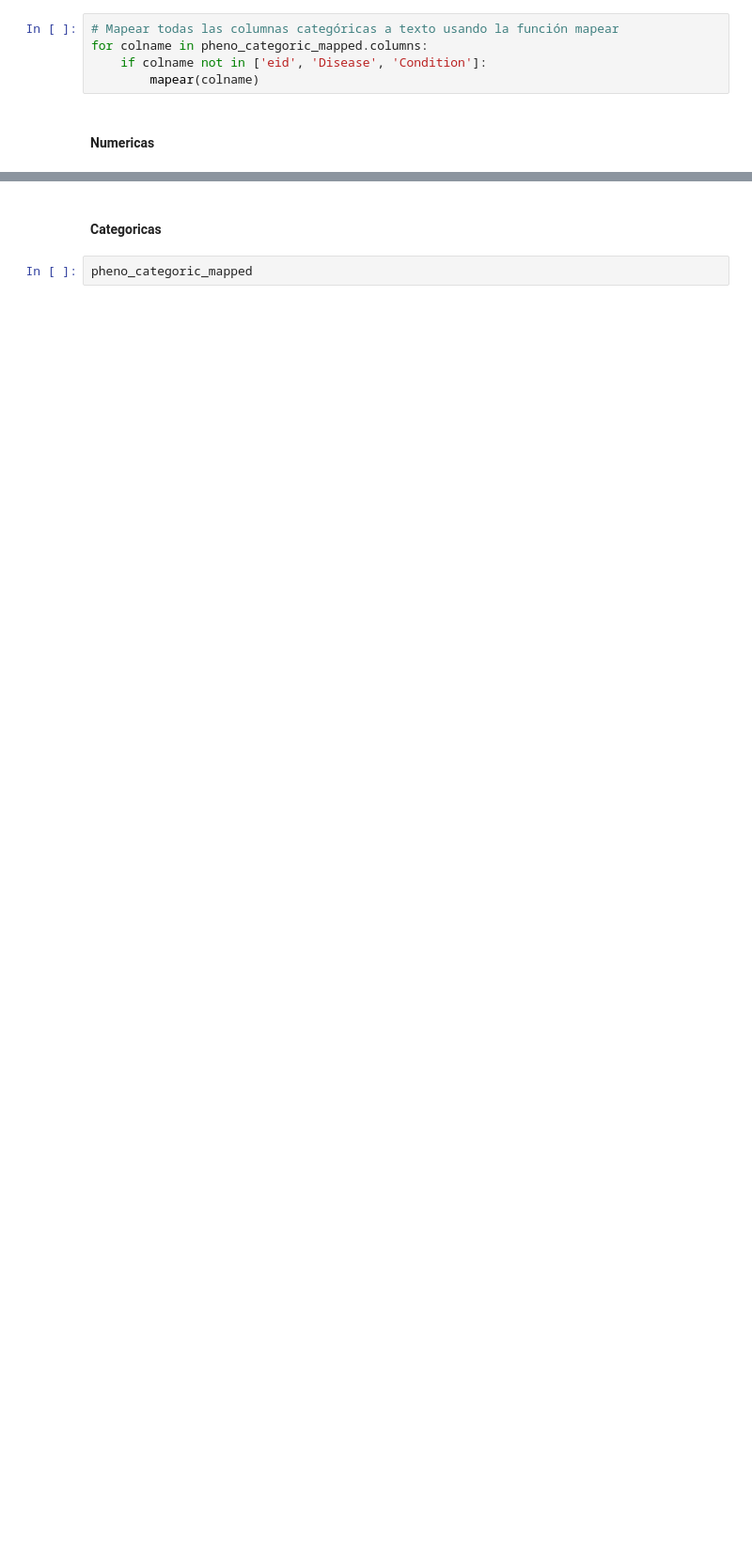
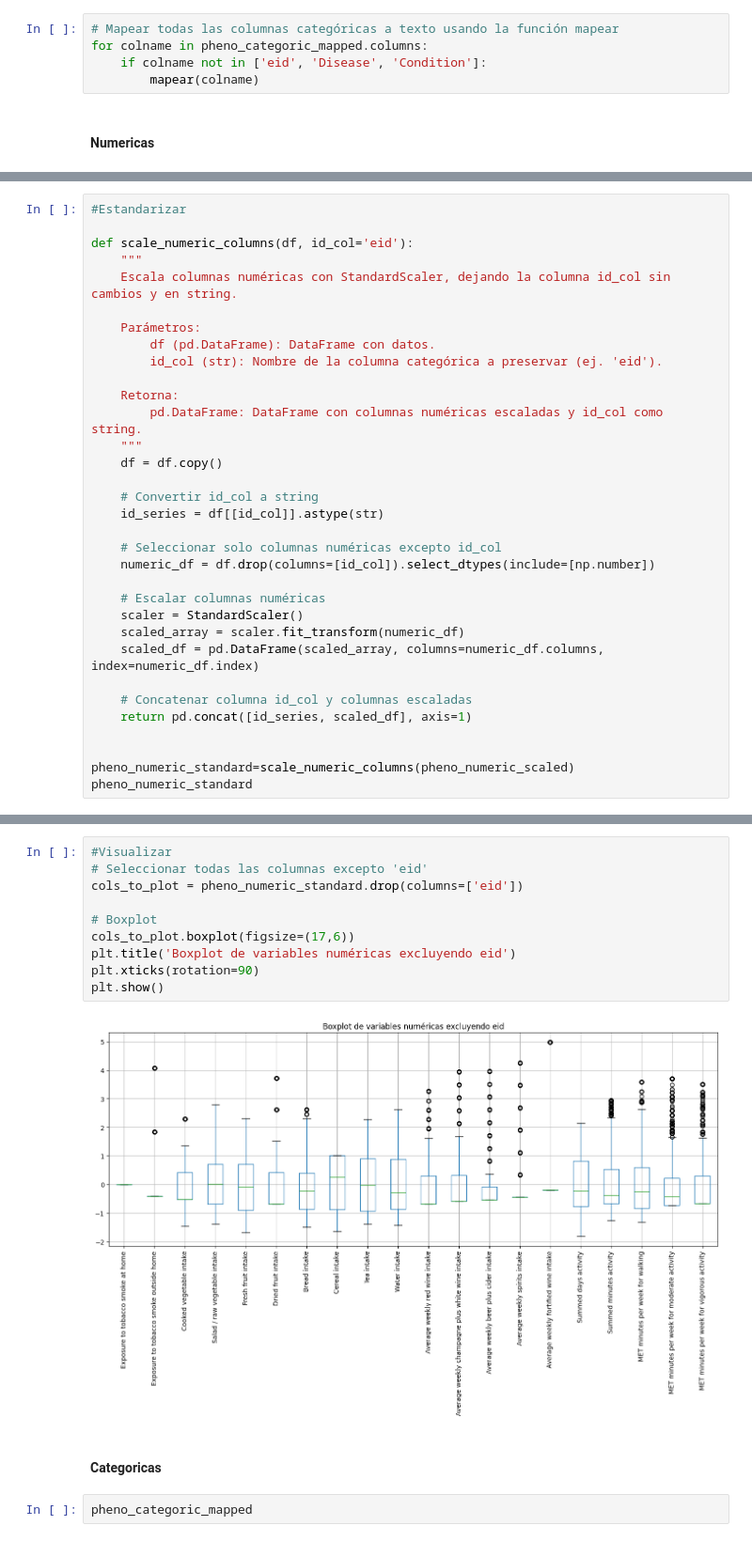
Before and after one commit to fsalamancar/Horizontal_UKB, a Jupyter notebook: phenotype/phenotype2.ipynb, the cells around one changed output, grey strips where cells are left out. Shown at 94% size. Saved outputs shown, nothing was run; the diff lists cells and outputs as text; blank space fills up the shorter version.

```diff
--- a/phenotype/phenotype2.ipynb
+++ b/phenotype/phenotype2.ipynb
@@ -295,0 +368,33 @@ pheno_numeric= pheno_numeric.dropna()
+# %%
+#Estandarizar
+
+def scale_numeric_columns(df, id_col='eid'):
+    """
+    Escala columnas numéricas con StandardScaler, dejando la columna id_col sin cambios y en string.
+
+    Parámetros:
+        df (pd.DataFrame): DataFrame con datos.
+        id_col (str): Nombre de la columna categórica a preservar (ej. 'eid').
+
+    Retorna:
+        pd.DataFrame: DataFrame con columnas numéricas escaladas y id_col como string.
+    """
+    df = df.copy()
+
+    # Convertir id_col a string
+    id_series = df[[id_col]].astype(str)
+
+    # Seleccionar solo columnas numéricas excepto id_col
+    numeric_df = df.drop(columns=[id_col]).select_dtypes(include=[np.number])
+
+    # Escalar columnas numéricas
+    scaler = StandardScaler()
+    scaled_array = scaler.fit_transform(numeric_df)
+    scaled_df = pd.DataFrame(scaled_array, columns=numeric_df.columns, index=numeric_df.index)
+
+    # Concatenar columna id_col y columnas escaladas
+    return pd.concat([id_series, scaled_df], axis=1)
+
+
+pheno_numeric_standard=scale_numeric_columns(pheno_numeric_scaled)
+pheno_numeric_standard
@@ -296,3 +415,15 @@ pheno_numeric= pheno_numeric.dropna()
+# %%
+#Visualizar
+# Seleccionar todas las columnas excepto 'eid'
+cols_to_plot = pheno_numeric_standard.drop(columns=['eid'])
+
+# Boxplot
+cols_to_plot.boxplot(figsize=(17,6))
+plt.title('Boxplot de variables numéricas excluyendo eid')
+plt.xticks(rotation=90)
+plt.show()
+# %% [output]
+[figure, added]
 # %% [markdown]
 #### Categoricas
 # %%
```
Also changed, not shown: parts of 43 cells of this notebook, 1 other file.
